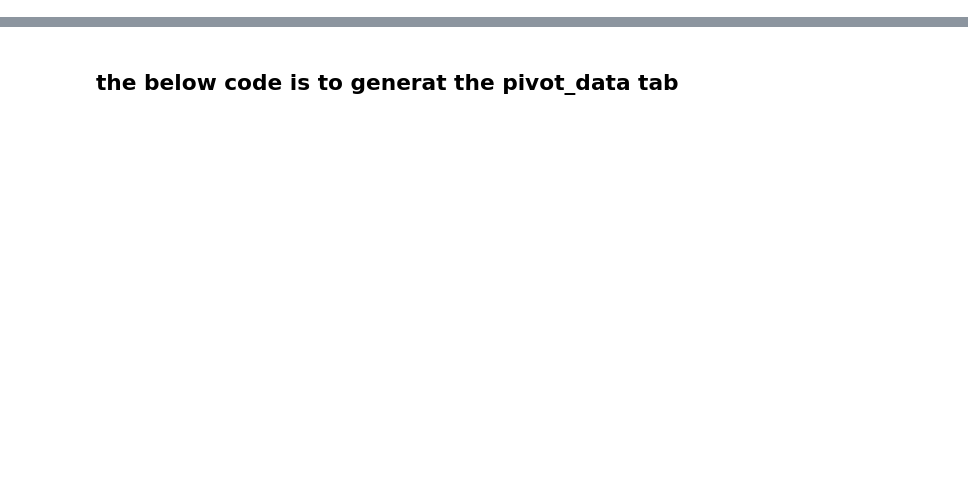
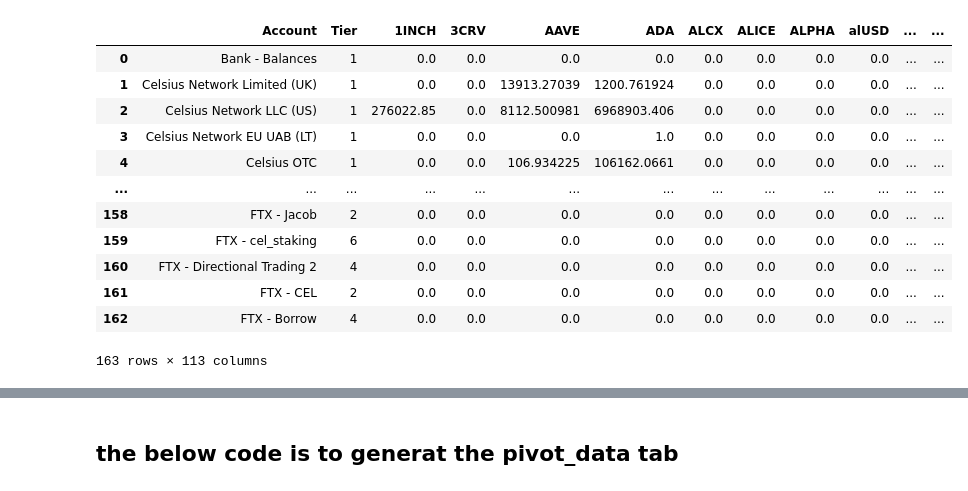
Before and after one commit to GabrielChoukroun/waterfall_python, a Jupyter notebook: portfolio_waterfall_live.ipynb, the cells around one changed output, grey strips where cells are left out. Drawn from its saved outputs; the diff is of its cells as text; code cells hidden in the pictures; blank space fills up the shorter version.

```diff
--- a/portfolio_waterfall_live.ipynb
+++ b/portfolio_waterfall_live.ipynb
@@ -426,3 +587,19 @@ coin_stat_tier.loc[coin_stat_tier['Account']=='DD - SNX', stables]
+# %%
+coin_stat_tier
+# %% [output]
+|  | Account | Tier | 1INCH | 3CRV | AAVE | ADA | ALCX | ALICE | ALPHA | alUSD | ... | ... |
+| 0 | Bank - Balances | 1 | 0.0 | 0.0 | 0.0 | 0.0 | 0.0 | 0.0 | 0.0 | 0.0 | ... | ... |
+| 1 | Celsius Network Limited (UK) | 1 | 0.0 | 0.0 | 13913.27039 | 1200.761924 | 0.0 | 0.0 | 0.0 | 0.0 | ... | ... |
+| 2 | Celsius Network LLC (US) | 1 | 276022.85 | 0.0 | 8112.500981 | 6968903.406 | 0.0 | 0.0 | 0.0 | 0.0 | ... | ... |
+| 3 | Celsius Network EU UAB (LT) | 1 | 0.0 | 0.0 | 0.0 | 1.0 | 0.0 | 0.0 | 0.0 | 0.0 | ... | ... |
+| 4 | Celsius OTC | 1 | 0.0 | 0.0 | 106.934225 | 106162.0661 | 0.0 | 0.0 | 0.0 | 0.0 | ... | ... |
+| ... | ... | ... | ... | ... | ... | ... | ... | ... | ... | ... | ... | ... |
+| 158 | FTX - Jacob | 2 | 0.0 | 0.0 | 0.0 | 0.0 | 0.0 | 0.0 | 0.0 | 0.0 | ... | ... |
+| 159 | FTX - cel_staking | 6 | 0.0 | 0.0 | 0.0 | 0.0 | 0.0 | 0.0 | 0.0 | 0.0 | ... | ... |
+| 160 | FTX - Directional Trading 2 | 4 | 0.0 | 0.0 | 0.0 | 0.0 | 0.0 | 0.0 | 0.0 | 0.0 | ... | ... |
+| 161 | FTX - CEL | 2 | 0.0 | 0.0 | 0.0 | 0.0 | 0.0 | 0.0 | 0.0 | 0.0 | ... | ... |
+| 162 | FTX - Borrow | 4 | 0.0 | 0.0 | 0.0 | 0.0 | 0.0 | 0.0 | 0.0 | 0.0 | ... | ... |
+163 rows × 113 columns
 # %%
 # calculate the yield = # of coins * apy for each coin
 coin_stat_tier_apy = coin_stat_tier.merge(apy5, on = "Account", how = "left")
```
Also changed, not shown: parts of 47 cells of this notebook, 5 other files.
